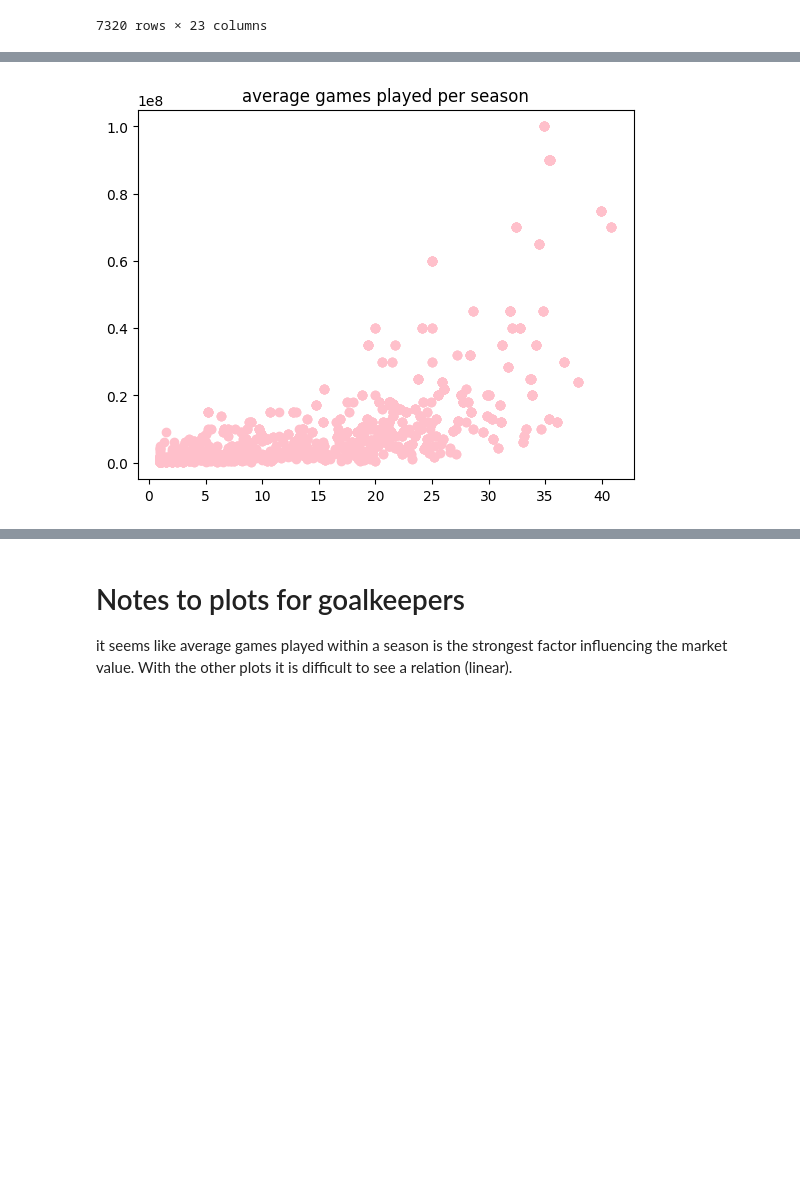
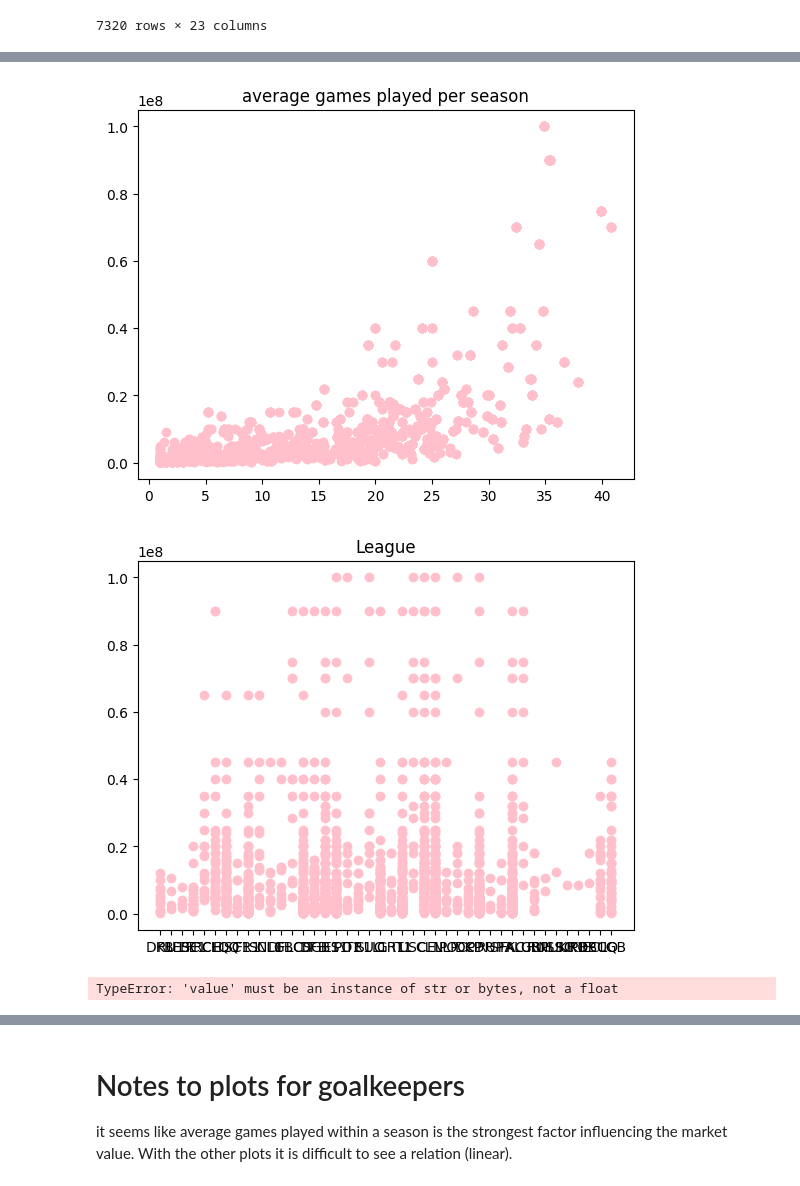
Before and after one commit to camille-sophiie/sports-data, a Jupyter notebook: code/02_Scatterplots_nicole.ipynb, the cells around one changed output, grey strips where cells are left out. Cells and saved outputs as stored; diff of their text form; code cells hidden in the pictures; blank space fills up the shorter version.

```diff
--- a/code/02_Scatterplots_nicole.ipynb
+++ b/code/02_Scatterplots_nicole.ipynb
@@ -97,30 +97,47 @@ plt.show()
 
 # yellow cards average
 plt.scatter(goalkeeper_df['yellow_cards_avg'], goalkeeper_df['highest_market_value'], c ="pink")
 plt.title('Average yellow cards per game')
 plt.show()
 
 # average assists
 plt.scatter(goalkeeper_df['avg_assists_per_year'], goalkeeper_df['highest_market_value'], c ="pink")
 plt.title('average assists per game')
 plt.show()
 
 # average goals
 plt.scatter(goalkeeper_df['avg_goals_per_year'], goalkeeper_df['highest_market_value'], c ="pink")
 plt.title('average goals per game')
 plt.show()
 
 # average games per year
 plt.scatter(goalkeeper_df['avg_games_per_year'], goalkeeper_df['highest_market_value'], c ="pink")
 plt.title('average games played per season')
 plt.show()
+
+# League
+plt.scatter(goalkeeper_df['competition_id'], goalkeeper_df['highest_market_value'], c ="pink")
+plt.title('League')
+plt.show()
+
+# Country
+#plt.scatter(goalkeeper_df['country'], goalkeeper_df['highest_market_value'], c ="pink")
+#plt.title('Nationalaty')
+#plt.show()
+
+# foot
+#plt.scatter(goalkeeper_df['foot'], goalkeeper_df['highest_market_value'], c ="pink")
+#plt.title('Foot')
+#plt.show()
 # %% [output]
 [figure]
 [figure]
 [figure]
 [figure]
 [figure]
 [figure]
 [figure]
 [figure]
 [figure]
+[figure, added]
+TypeError: 'value' must be an instance of str or bytes, not a float
```
Also changed, not shown: parts of 2 cells of this notebook.
